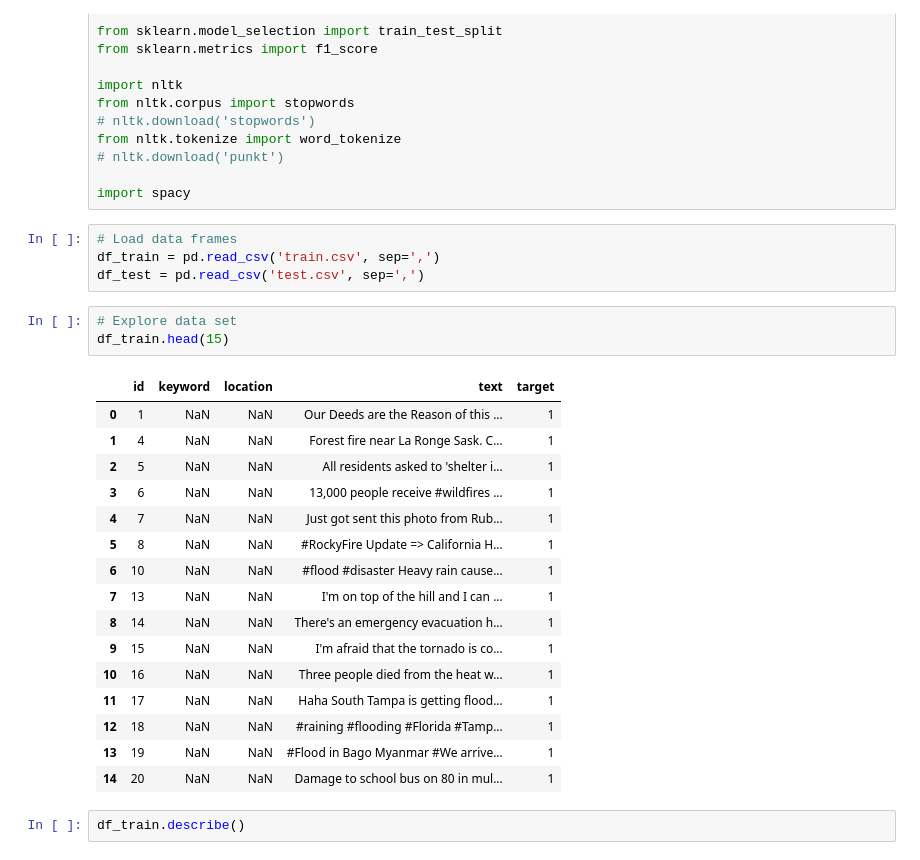
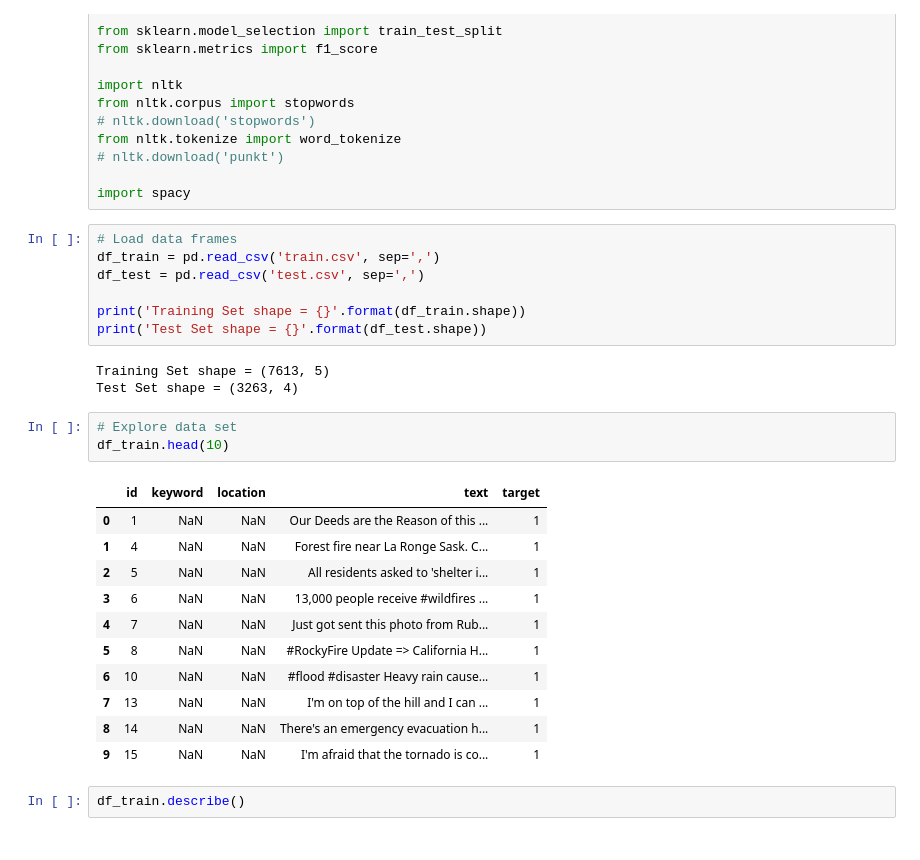
Before and after one commit to luisdossantos/disaster-tweets, a Jupyter notebook: disaster_tweets_prediction.ipynb, the cells around one changed output. Drawn from its saved outputs; the diff is of its cells as text.

```diff
--- a/disaster_tweets_prediction.ipynb
+++ b/disaster_tweets_prediction.ipynb
@@ -20,26 +20,27 @@ import spacy
 # Load data frames
 df_train = pd.read_csv('train.csv', sep=',')
 df_test = pd.read_csv('test.csv', sep=',')
+
+print('Training Set shape = {}'.format(df_train.shape))
+print('Test Set shape = {}'.format(df_test.shape))
+# %% [output]
+Training Set shape = (7613, 5)
+Test Set shape = (3263, 4)
 # %%
 # Explore data set
-df_train.head(15)
+df_train.head(10)
 # %% [output]
 |  | id | keyword | location | text | target |
 | 0 | 1 | NaN | NaN | Our Deeds are the Reason of this ... | 1 |
 | 1 | 4 | NaN | NaN | Forest fire near La Ronge Sask. C... | 1 |
 | 2 | 5 | NaN | NaN | All residents asked to 'shelter i... | 1 |
 | 3 | 6 | NaN | NaN | 13,000 people receive #wildfires ... | 1 |
 | 4 | 7 | NaN | NaN | Just got sent this photo from Rub... | 1 |
 | 5 | 8 | NaN | NaN | #RockyFire Update => California H... | 1 |
 | 6 | 10 | NaN | NaN | #flood #disaster Heavy rain cause... | 1 |
 | 7 | 13 | NaN | NaN | I'm on top of the hill and I can ... | 1 |
 | 8 | 14 | NaN | NaN | There's an emergency evacuation h... | 1 |
 | 9 | 15 | NaN | NaN | I'm afraid that the tornado is co... | 1 |
-| 10 | 16 | NaN | NaN | Three people died from the heat w... | 1 |
-| 11 | 17 | NaN | NaN | Haha South Tampa is getting flood... | 1 |
-| 12 | 18 | NaN | NaN | #raining #flooding #Florida #Tamp... | 1 |
-| 13 | 19 | NaN | NaN | #Flood in Bago Myanmar #We arrive... | 1 |
-| 14 | 20 | NaN | NaN | Damage to school bus on 80 in mul... | 1 |
 # %%
 df_train.describe()
 # %% [output]
```
Also changed, not shown: parts of 46 cells of this notebook.
